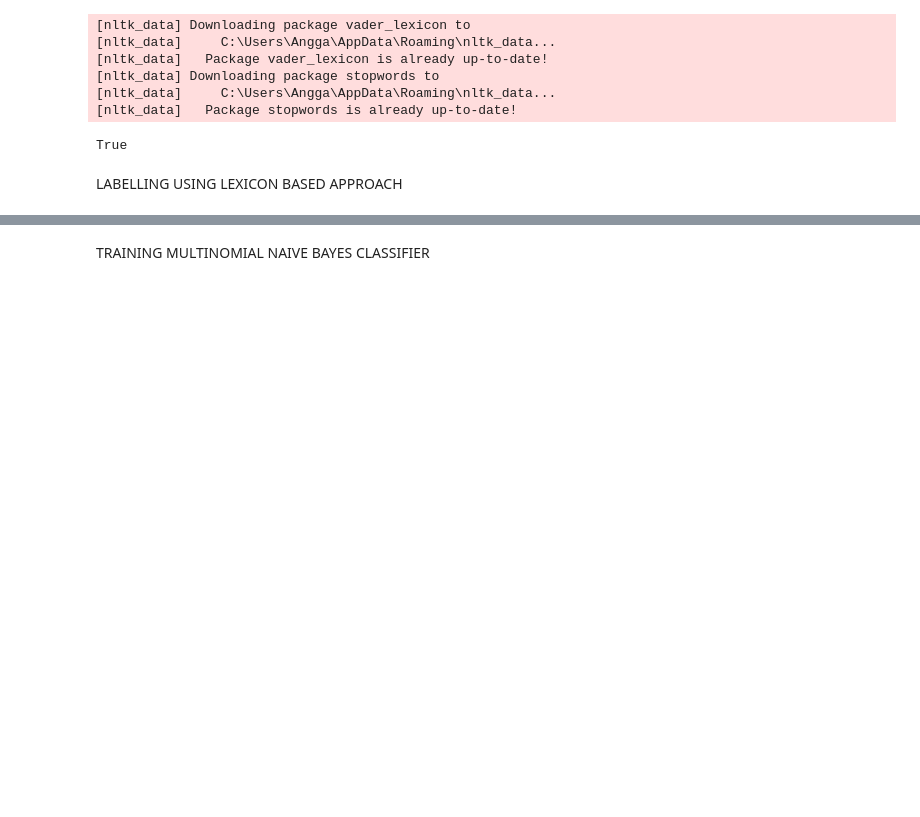
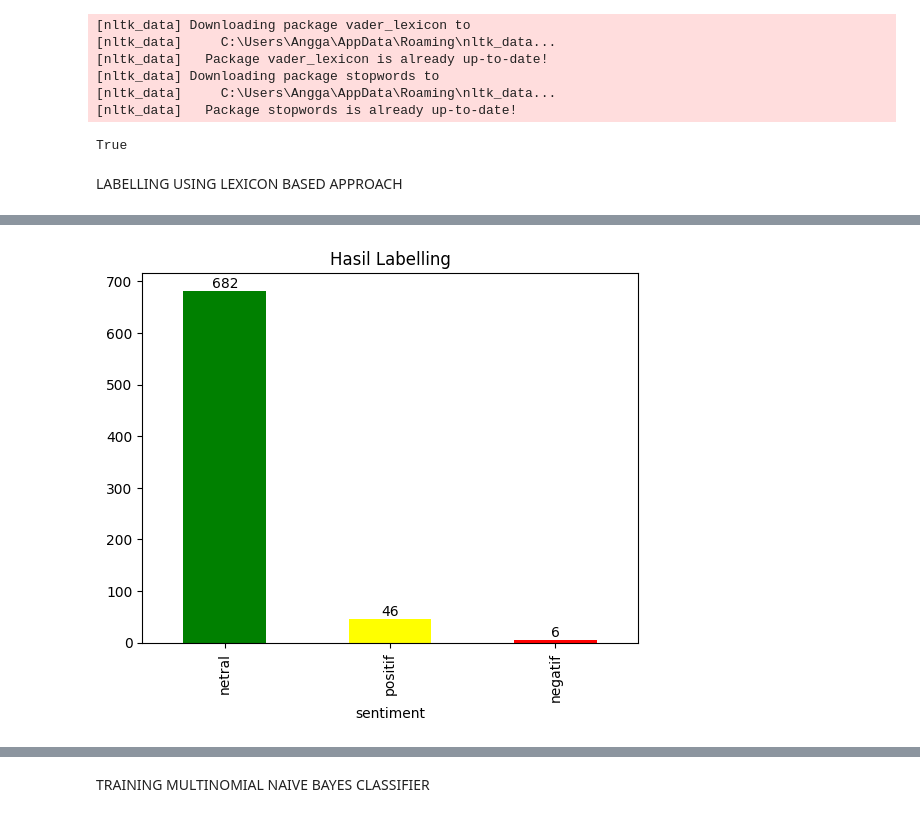
Before and after one commit to ArtEnginer/AnalisisSentimentNaiveBayesPresiden, a Jupyter notebook: codeGanjar.ipynb, the cells around one changed output, grey strips where cells are left out. Drawn from its saved outputs; the diff is of its cells as text; code cells hidden in the pictures; blank space fills up the shorter version.

```diff
--- a/codeGanjar.ipynb
+++ b/codeGanjar.ipynb
@@ -56,4 +56,19 @@ negatif     14
 Name: count, dtype: int64
+# %%
+import matplotlib.pyplot as plt
+import pandas as pd
+
+count_Class = pd.value_counts(data["sentiment"], sort=True)
+ax = count_Class.plot(kind='bar', color=["green", "yellow", "red"])
+plt.title('Hasil Labelling')
+
+# Menambahkan teks jumlah di atas masing-masing batang
+for i, v in enumerate(count_Class):
+    ax.text(i, v, str(v), ha='center', va='bottom')
+
+plt.show()
+# %% [output]
+[figure, added]
 # %%
 data['casefolding'] = data['full_text'].str.lower()
 
```
Also changed, not shown: parts of 4 cells of this notebook, 8 other files.
